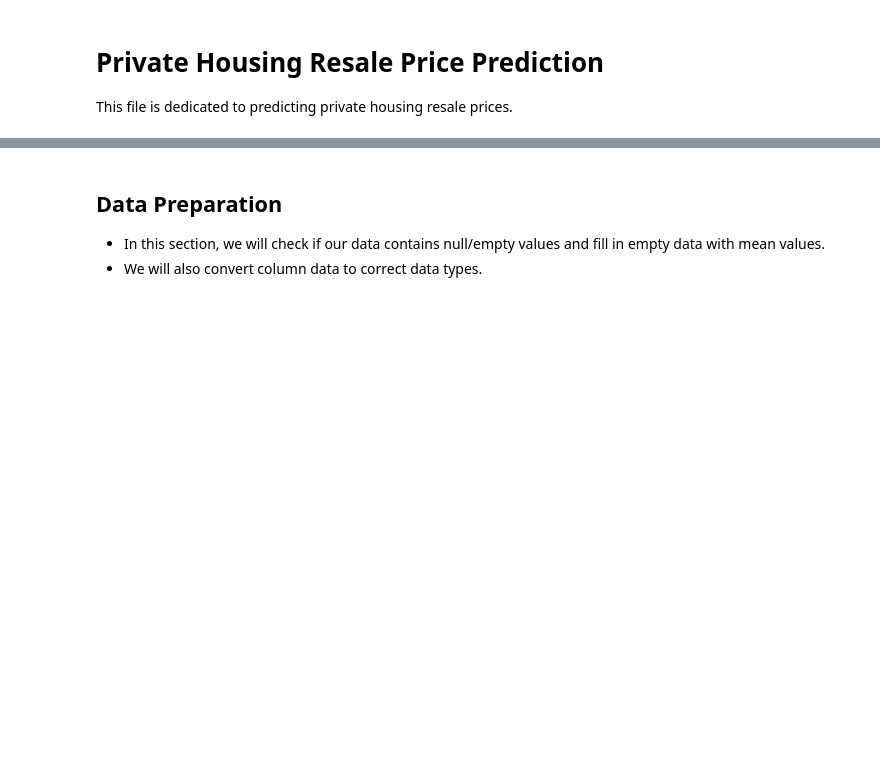
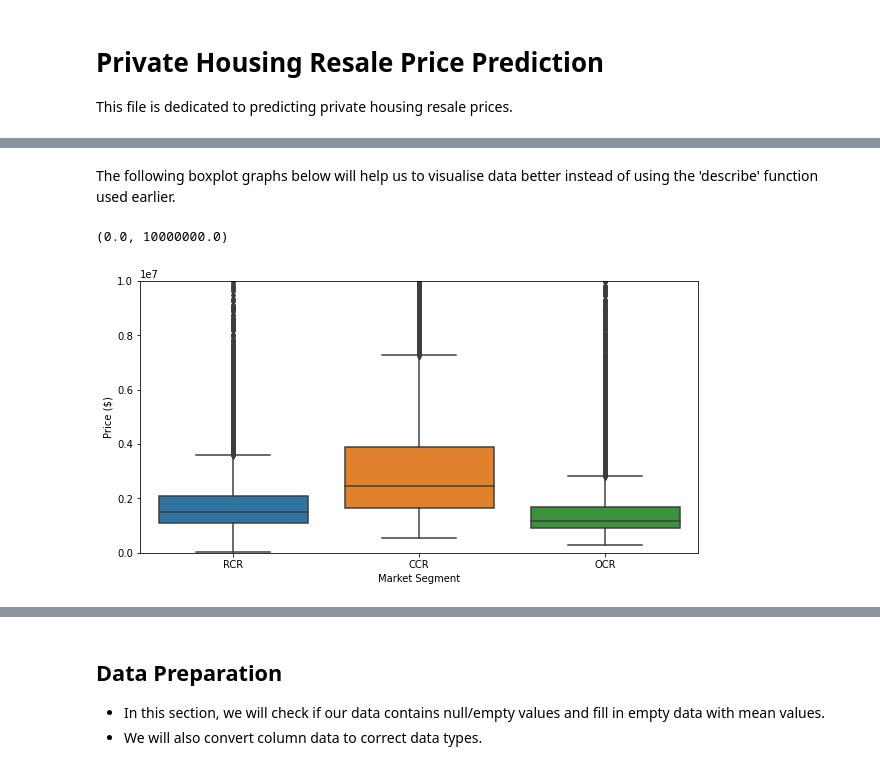
Before and after one commit to muhdhasan/Island-Property-Group, a Jupyter notebook: training/sales-private-prediction.ipynb, the cells around one changed output, grey strips where cells are left out. Cells and saved outputs as stored; diff of their text form; code cells hidden in the pictures; blank space fills up the shorter version.

```diff
--- a/training/sales-private-prediction.ipynb
+++ b/training/sales-private-prediction.ipynb
@@ -88,0 +85,16 @@ privateDf.describe()
+# %% [markdown]
+The following boxplot graphs below will help us to visualise data better instead of using the 'describe' function used earlier.
+# %%
+# Need to speicfy figure size before displaying boxplot below
+plt.figure(figsize=[10,5])
+
+sns.boxplot(x="Market Segment", y="Price ($)", data=privateDf)
+# Max value is 10 million dollars
+plt.ylim(0,10000000)
+
+# From the boxplot below, we can tell that the CCR region median is higher than RCR and OCR.
+# Also we do not intend to drop any outliers as they will increase varibility.
+# There's actually more data points above 10 million but I've set the limit so that we can see the majority of the values below 10 million dollars.
+# %% [output]
+(0.0, 10000000.0)
+[figure, added]
```
Also changed, not shown: parts of 15 cells of this notebook, 2 other files.
